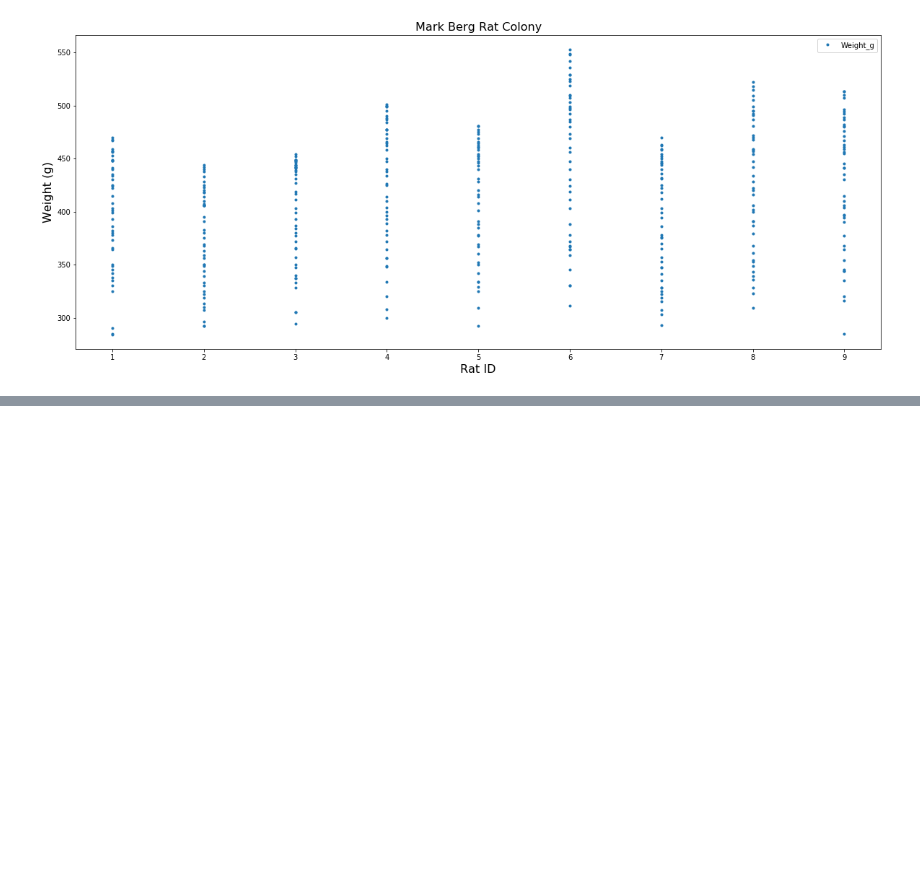
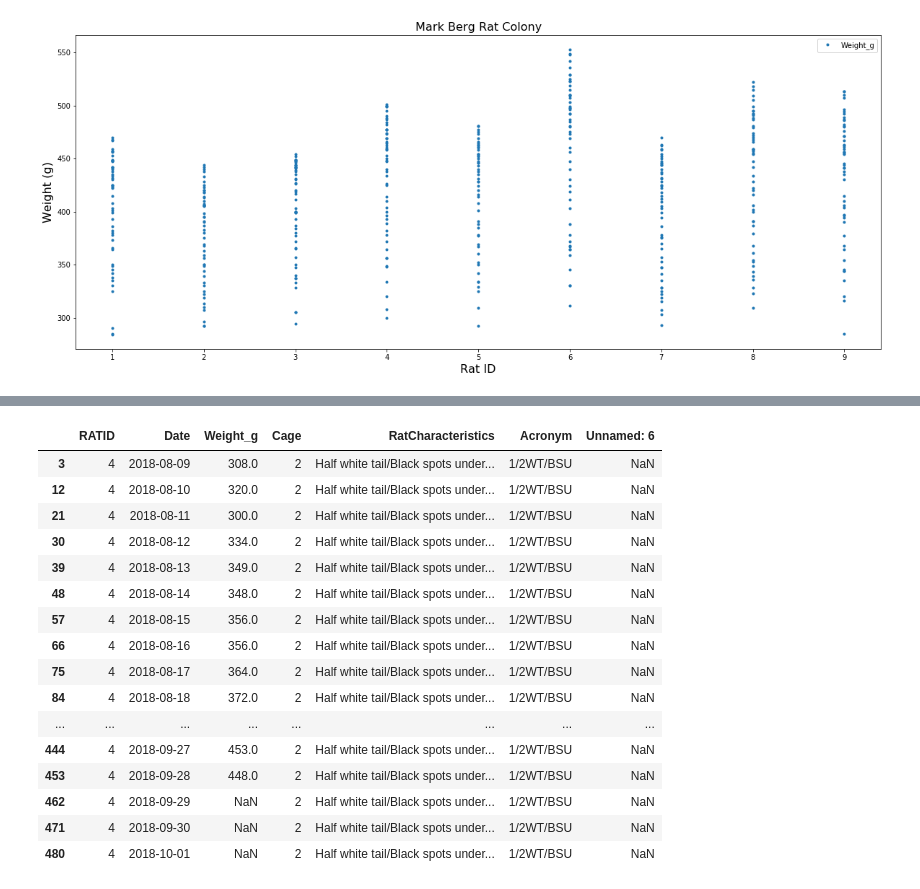
Before and after one commit to MelissaLaurino/MarkBergRatColony, a Jupyter notebook: MarkBerg_RatColony.ipynb, the cells around one changed output, grey strips where cells are left out. Drawn from its saved outputs; the diff is of its cells as text; code cells hidden in the pictures; blank space fills up the shorter version.

```diff
--- a/MarkBerg_RatColony.ipynb
+++ b/MarkBerg_RatColony.ipynb
@@ -222,0 +283,20 @@ plt.show()
+# %%
+Rat4
+# %% [output]
+|  | RATID | Date | Weight_g | Cage | RatCharacteristics | Acronym | Unnamed: 6 |
+| 3 | 4 | 2018-08-09 | 308.0 | 2 | Half white tail/Black spots under... | 1/2WT/BSU | NaN |
+| 12 | 4 | 2018-08-10 | 320.0 | 2 | Half white tail/Black spots under... | 1/2WT/BSU | NaN |
+| 21 | 4 | 2018-08-11 | 300.0 | 2 | Half white tail/Black spots under... | 1/2WT/BSU | NaN |
+| 30 | 4 | 2018-08-12 | 334.0 | 2 | Half white tail/Black spots under... | 1/2WT/BSU | NaN |
+| 39 | 4 | 2018-08-13 | 349.0 | 2 | Half white tail/Black spots under... | 1/2WT/BSU | NaN |
+| 48 | 4 | 2018-08-14 | 348.0 | 2 | Half white tail/Black spots under... | 1/2WT/BSU | NaN |
+| 57 | 4 | 2018-08-15 | 356.0 | 2 | Half white tail/Black spots under... | 1/2WT/BSU | NaN |
+| 66 | 4 | 2018-08-16 | 356.0 | 2 | Half white tail/Black spots under... | 1/2WT/BSU | NaN |
+| 75 | 4 | 2018-08-17 | 364.0 | 2 | Half white tail/Black spots under... | 1/2WT/BSU | NaN |
+| 84 | 4 | 2018-08-18 | 372.0 | 2 | Half white tail/Black spots under... | 1/2WT/BSU | NaN |
+| ... | ... | ... | ... | ... | ... | ... | ... |
+| 444 | 4 | 2018-09-27 | 453.0 | 2 | Half white tail/Black spots under... | 1/2WT/BSU | NaN |
+| 453 | 4 | 2018-09-28 | 448.0 | 2 | Half white tail/Black spots under... | 1/2WT/BSU | NaN |
+| 462 | 4 | 2018-09-29 | NaN | 2 | Half white tail/Black spots under... | 1/2WT/BSU | NaN |
+| 471 | 4 | 2018-09-30 | NaN | 2 | Half white tail/Black spots under... | 1/2WT/BSU | NaN |
+| 480 | 4 | 2018-10-01 | NaN | 2 | Half white tail/Black spots under... | 1/2WT/BSU | NaN |
```
Also changed, not shown: parts of 18 cells of this notebook, 1 other file.
